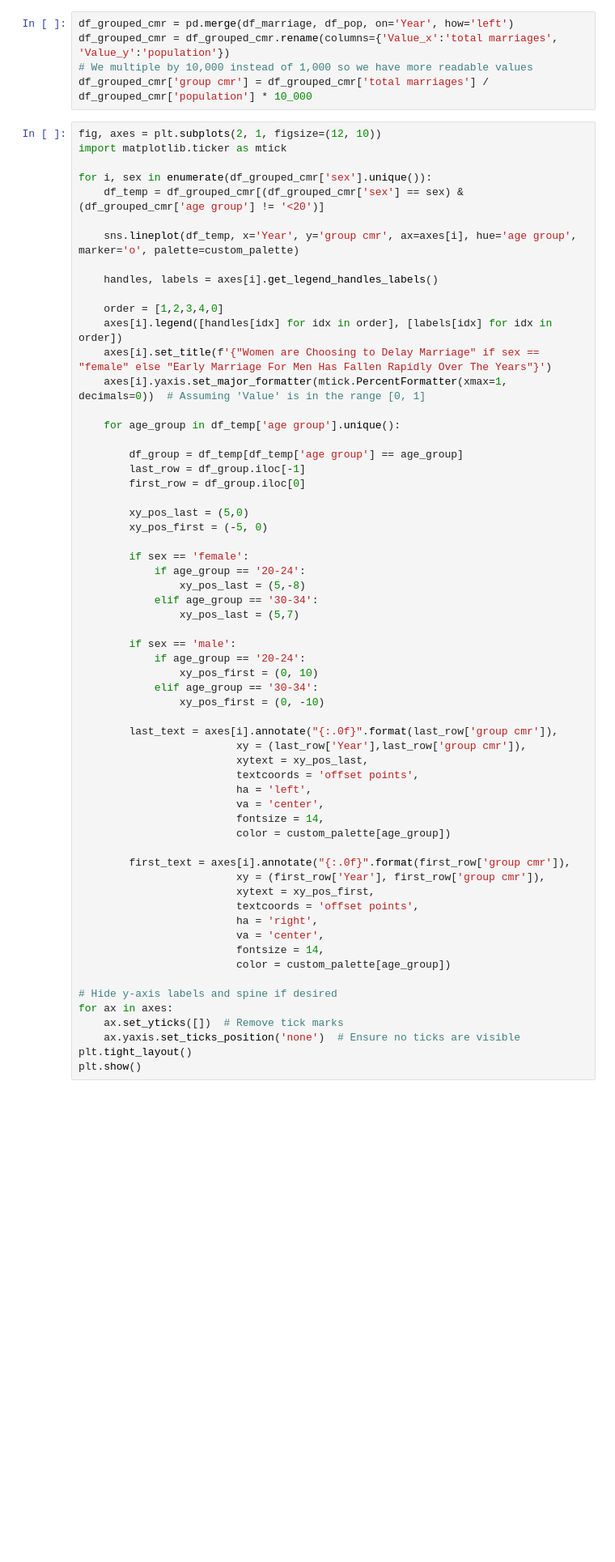
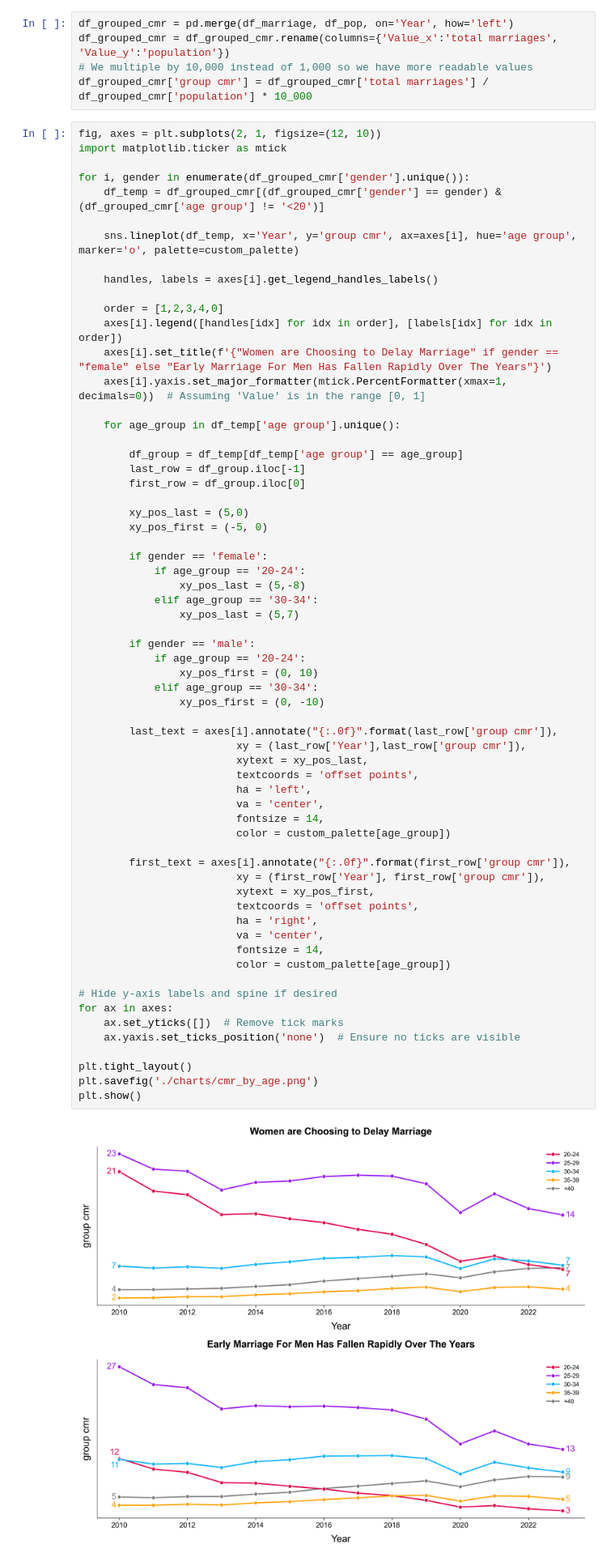
Before and after one commit to JGundisalvus/portfolio, a Jupyter notebook: polish_marriage_demographics/polish_marraige_trends.ipynb, the cells around one changed output. Shown at 81% size. Drawn from its saved outputs; the diff is of its cells as text; blank space fills up the shorter version.

```diff
--- a/polish_marriage_demographics/polish_marraige_trends.ipynb
+++ b/polish_marriage_demographics/polish_marraige_trends.ipynb
@@ -360,8 +499,8 @@ df_grouped_cmr['group cmr'] = df_grouped_cmr['total marriages'] / df_grouped_cmr
 fig, axes = plt.subplots(2, 1, figsize=(12, 10))
 import matplotlib.ticker as mtick
 
-for i, sex in enumerate(df_grouped_cmr['sex'].unique()):
-    df_temp = df_grouped_cmr[(df_grouped_cmr['sex'] == sex) & (df_grouped_cmr['age group'] != '<20')]
+for i, gender in enumerate(df_grouped_cmr['gender'].unique()):
+    df_temp = df_grouped_cmr[(df_grouped_cmr['gender'] == gender) & (df_grouped_cmr['age group'] != '<20')]
 
     sns.lineplot(df_temp, x='Year', y='group cmr', ax=axes[i], hue='age group', marker='o', palette=custom_palette)
 
@@ -369,7 +508,7 @@ for i, sex in enumerate(df_grouped_cmr['sex'].unique()):
 
     order = [1,2,3,4,0]
     axes[i].legend([handles[idx] for idx in order], [labels[idx] for idx in order])
-    axes[i].set_title(f'{"Women are Choosing to Delay Marriage" if sex == "female" else "Early Marriage For Men Has Fallen Rapidly Over The Years"}')
+    axes[i].set_title(f'{"Women are Choosing to Delay Marriage" if gender == "female" else "Early Marriage For Men Has Fallen Rapidly Over The Years"}')
     axes[i].yaxis.set_major_formatter(mtick.PercentFormatter(xmax=1, decimals=0))  # Assuming 'Value' is in the range [0, 1]
 
     for age_group in df_temp['age group'].unique():
@@ -381,39 +520,43 @@ for i, sex in enumerate(df_grouped_cmr['sex'].unique()):
         xy_pos_last = (5,0)
         xy_pos_first = (-5, 0)
 
-        if sex == 'female':
+        if gender == 'female':
             if age_group == '20-24':
                 xy_pos_last = (5,-8)
             elif age_group == '30-34':
                 xy_pos_last = (5,7)
 
-        if sex == 'male':
+        if gender == 'male':
             if age_group == '20-24':
                 xy_pos_first = (0, 10)
             elif age_group == '30-34':
                 xy_pos_first = (0, -10)
 
         last_text = axes[i].annotate("{:.0f}".format(last_row['group cmr']),
                          xy = (last_row['Year'],last_row['group cmr']),
                          xytext = xy_pos_last,
                          textcoords = 'offset points',
                          ha = 'left',
                          va = 'center',
                          fontsize = 14,
                          color = custom_palette[age_group])
 
         first_text = axes[i].annotate("{:.0f}".format(first_row['group cmr']),
                          xy = (first_row['Year'], first_row['group cmr']),
                          xytext = xy_pos_first,
                          textcoords = 'offset points',
                          ha = 'right',
                          va = 'center',
                          fontsize = 14,
                          color = custom_palette[age_group])
 
 # Hide y-axis labels and spine if desired
 for ax in axes:
     ax.set_yticks([])  # Remove tick marks
     ax.yaxis.set_ticks_position('none')  # Ensure no ticks are visible
+
 plt.tight_layout()
+plt.savefig('./charts/cmr_by_age.png')
 plt.show()
+# %% [output]
+[figure, added]
```
Also changed, not shown: parts of 51 cells of this notebook, 6 other files.
